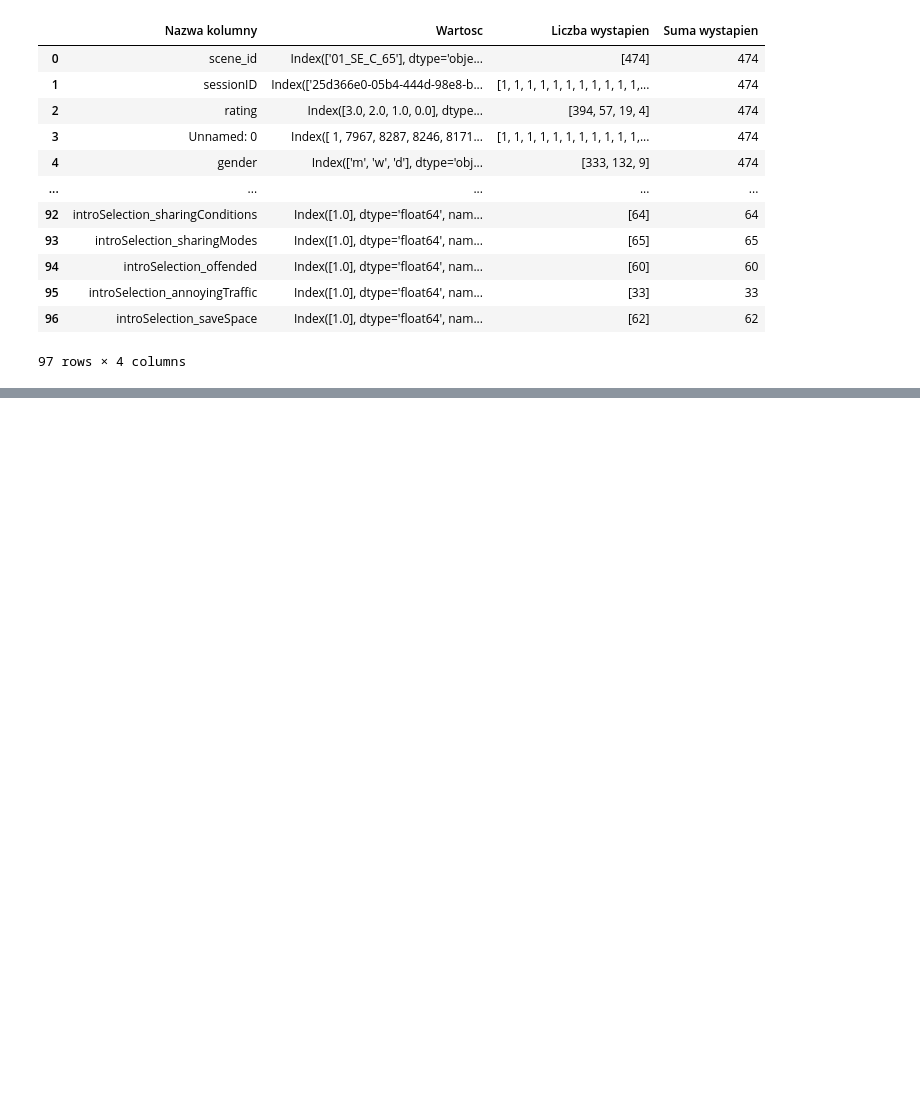
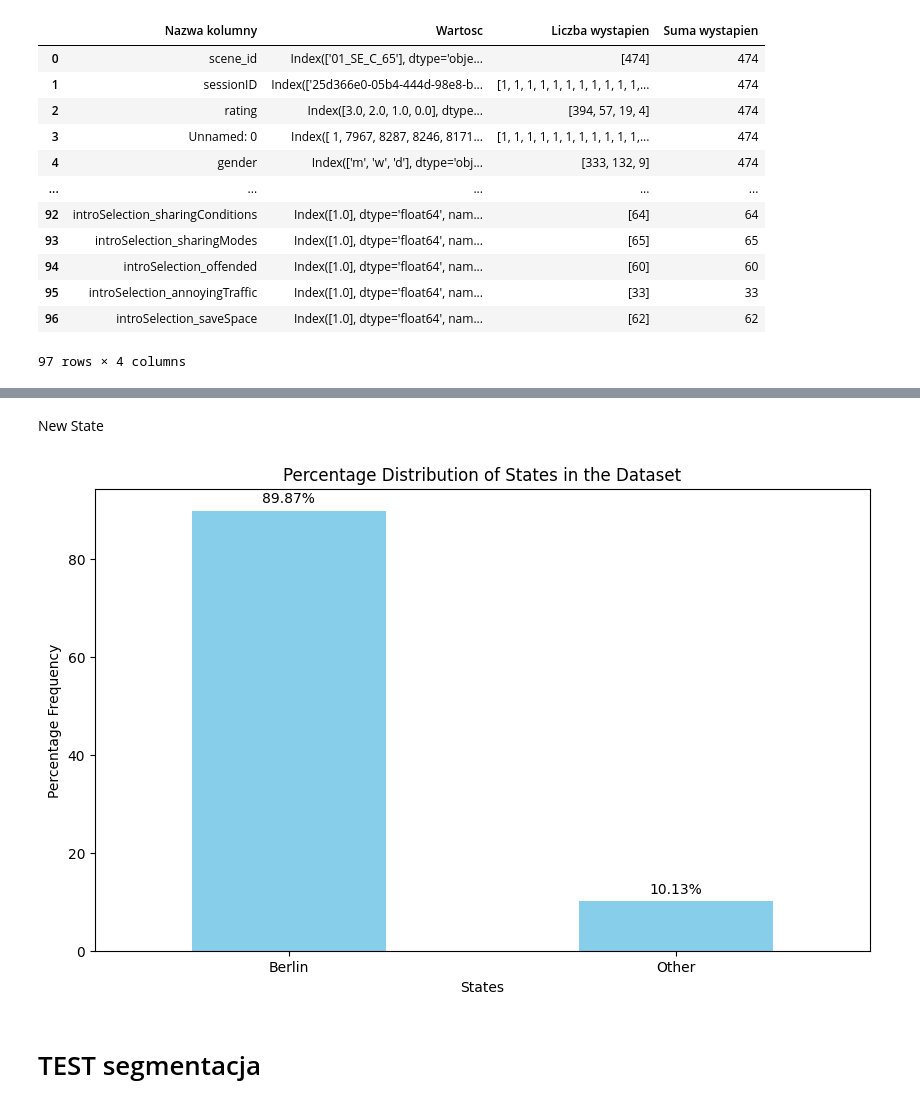
Before and after one commit to GregoryG3/Bike_project, a Jupyter notebook: Segmentation.ipynb, the cells around one changed output, grey strips where cells are left out. Drawn from its saved outputs; the diff is of its cells as text; code cells hidden in the pictures; blank space fills up the shorter version.

```diff
--- a/Segmentation.ipynb
+++ b/Segmentation.ipynb
@@ -232,0 +341,24 @@ saveSpace: 4384
+# %% [markdown]
+New State
+# %%
+current = df_scene_filter["state_new"]
+current_percentage = 100 * (current.value_counts() / current.shape[0]).round(4).sort_index()
+
+plt.figure(figsize=(10, 6))
+
+# Generate the bar plot
+current_percentage.plot(kind="bar", color="skyblue")
+# Add title and axis labels
+plt.title("Percentage Distribution of States in the Dataset")
+plt.xlabel("States")
+plt.ylabel("Percentage Frequency")
+# Rotate x-axis labels
+plt.xticks(rotation=0)
+
+# Add labels to the bars
+for i, v in enumerate(current_percentage):
+    plt.text(i, v + 1, str(v) + "%", ha='center', va='bottom')
+
+plt.show()
+# %% [output]
+[figure, added]
@@ -232,0 +385,2 @@ saveSpace: 4384
+# %% [markdown]
+# TEST segmentacja
```
Also changed, not shown: parts of 45 cells of this notebook.
